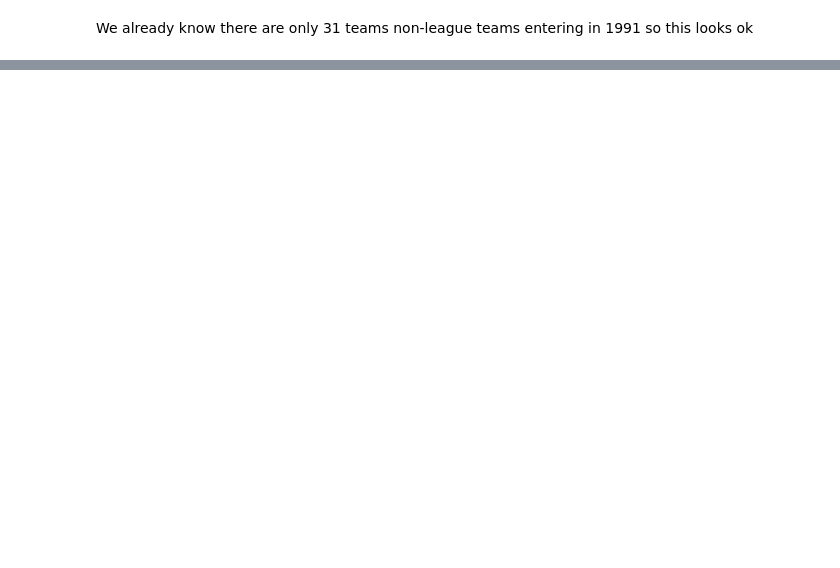
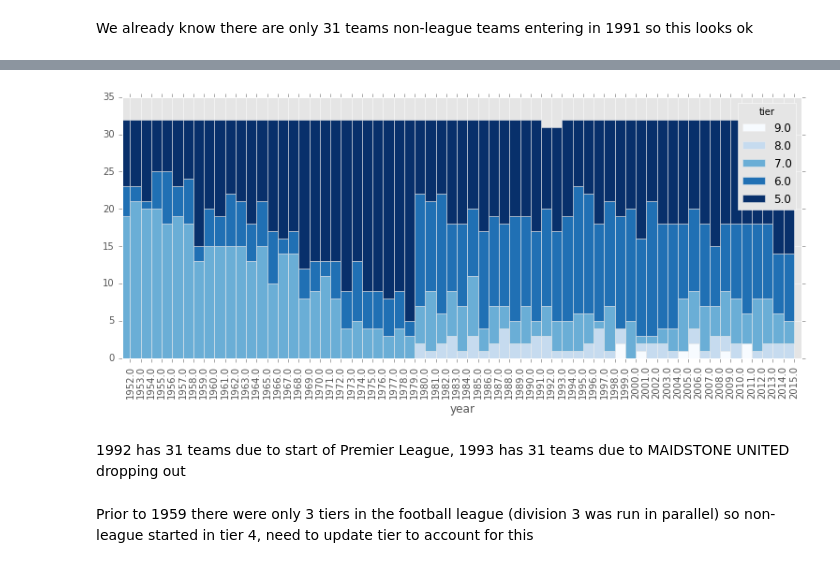
Before and after one commit to david-macleod/facup, a Jupyter notebook: 02_merge/04_facup_nl_merge_all_tier_update.ipynb, the cells around one changed output, grey strips where cells are left out. Cells and saved outputs as stored; diff of their text form; code cells hidden in the pictures; blank space fills up the shorter version.

```diff
--- a/02_merge/04_facup_nl_merge_all_tier_update.ipynb
+++ b/02_merge/04_facup_nl_merge_all_tier_update.ipynb
@@ -61,0 +347,4 @@ dtype: int64
+# %%
+nl_all.set_index(['year','league'], inplace=True)
+
+nl_all.head()
@@ -61,0 +359,2 @@ dtype: int64
+# %%
+nl_all.update(year_league_updated)
@@ -61,0 +374,4 @@ dtype: int64
+# %%
+nl_all.reset_index(inplace=True)
+
+nl_all.head()
@@ -61,0 +385,19 @@ dtype: int64
+# %%
+group = nl_all.groupby(['year','tier']).size().unstack()
+#reversing columns order
+group = group[group.columns[::-1]]
+# %%
+group.plot(kind='bar',
+           figsize=(13,5),
+           width=1,
+           stacked=True,
+           colormap = 'Blues',
+           legend=True)
+
+plt.show()
+# %% [output]
+[figure, added]
+# %% [markdown]
+1992 has 31 teams due to start of Premier League, 1993 has 31 teams due to MAIDSTONE UNITED dropping out
+# %% [markdown]
+Prior to 1959 there were only 3 tiers in the football league (division 3 was run in parallel) so non-league started in tier 4, need to update tier to account for this
```
Also changed, not shown: parts of 43 cells of this notebook, 8 other files.
